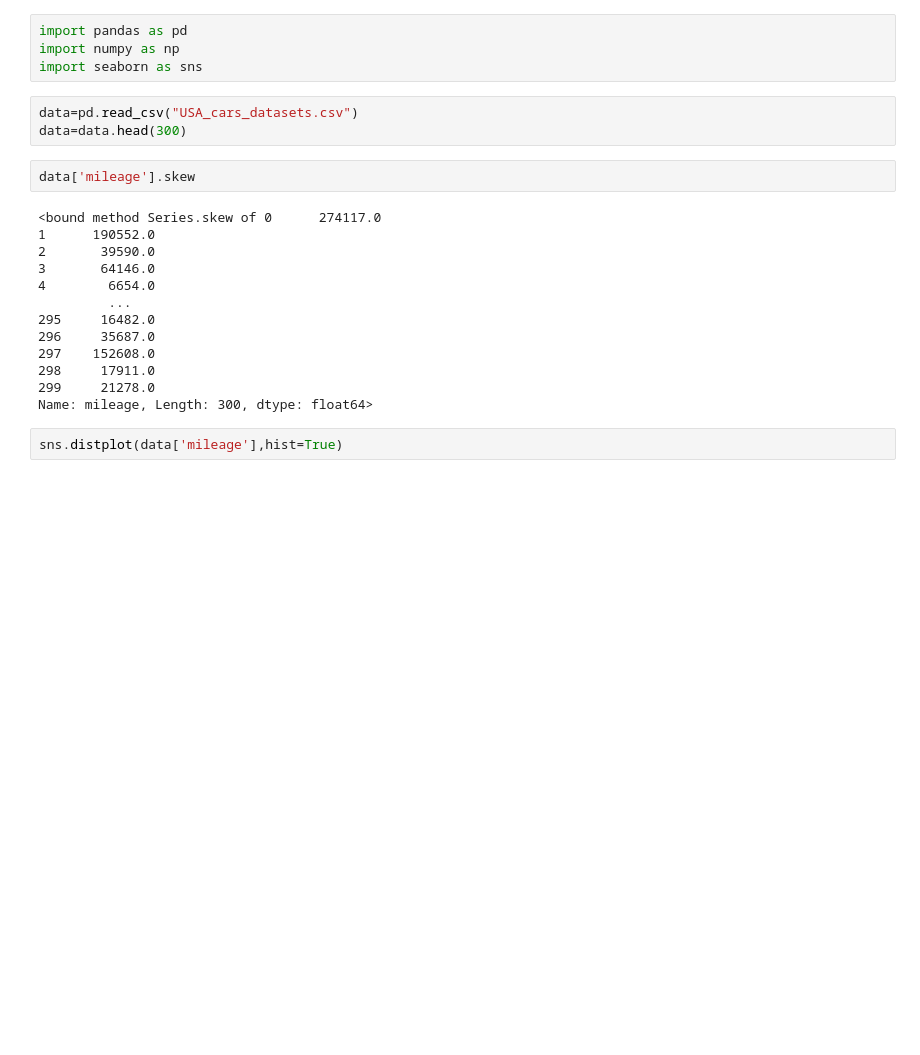
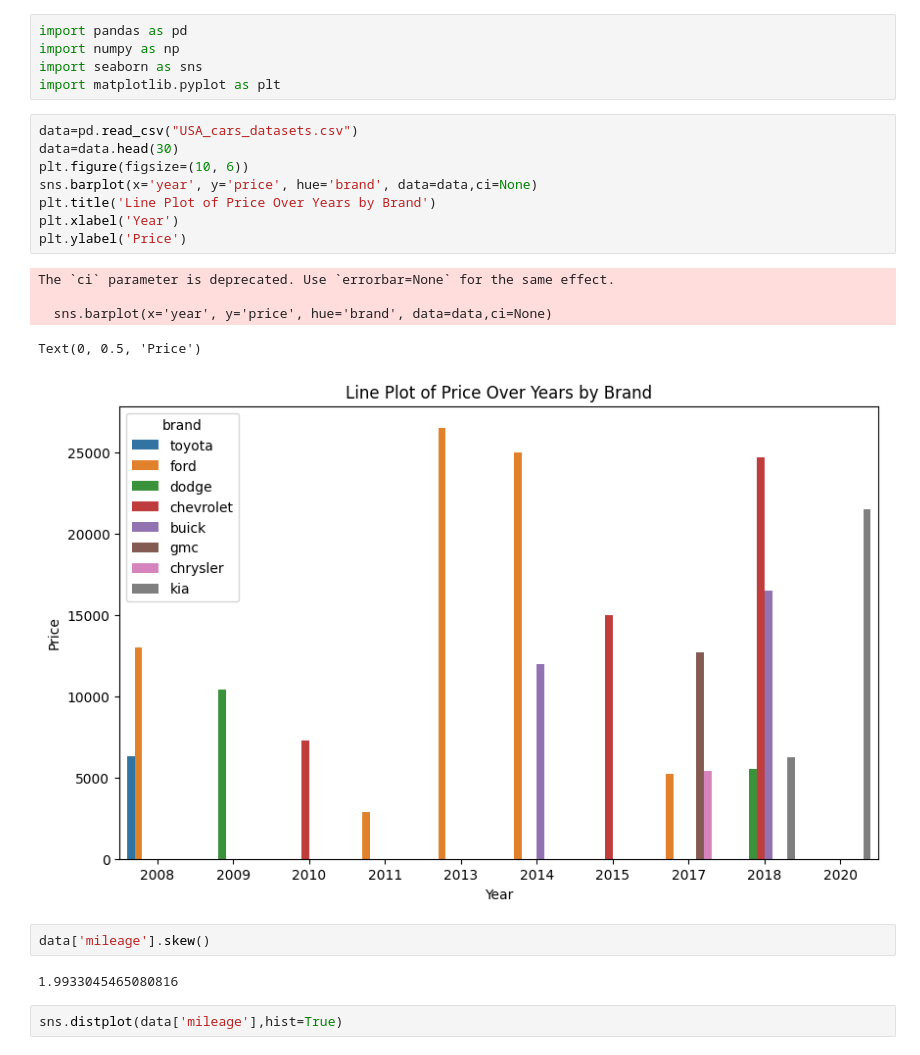
Before and after one commit to khyati999/Data_Visualization_Programs, a Jupyter notebook: skewness2.ipynb, the cells around one changed output. Saved outputs shown, nothing was run; the diff lists cells and outputs as text; blank space fills up the shorter version.

```diff
--- a/skewness2.ipynb
+++ b/skewness2.ipynb
@@ -2,24 +2,25 @@
 import pandas as pd
 import numpy as np
 import seaborn as sns
+import matplotlib.pyplot as plt
-# %%
-data=pd.read_csv("USA_cars_datasets.csv")
-data=data.head(300)
+# %%
+data=pd.read_csv("USA_cars_datasets.csv")
+data=data.head(30)
+plt.figure(figsize=(10, 6))
+sns.barplot(x='year', y='price', hue='brand', data=data,ci=None)
+plt.title('Line Plot of Price Over Years by Brand')
+plt.xlabel('Year')
+plt.ylabel('Price')
+# %% [output]
+The `ci` parameter is deprecated. Use `errorbar=None` for the same effect.
+
+  sns.barplot(x='year', y='price', hue='brand', data=data,ci=None)
+Text(0, 0.5, 'Price')
+[figure, added]
 # %%
-data['mileage'].skew
+data['mileage'].skew()
 # %% [output]
-<bound method Series.skew of 0      274117.0
-1      190552.0
-2       39590.0
-3       64146.0
-4        6654.0
-         ...
-295     16482.0
-296     35687.0
-297    152608.0
-298     17911.0
-299     21278.0
-Name: mileage, Length: 300, dtype: float64>
+1.9933045465080816
 # %%
 sns.distplot(data['mileage'],hist=True)
 # %% [output]
```
Also changed, not shown: parts of 3 cells of this notebook, 5 other files.
